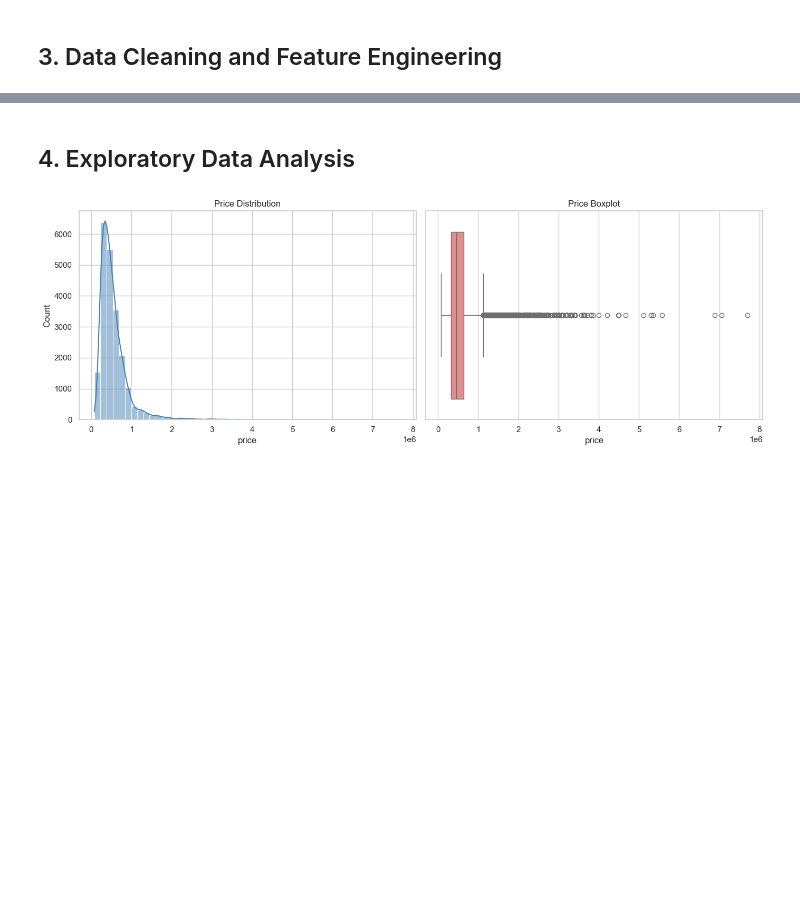
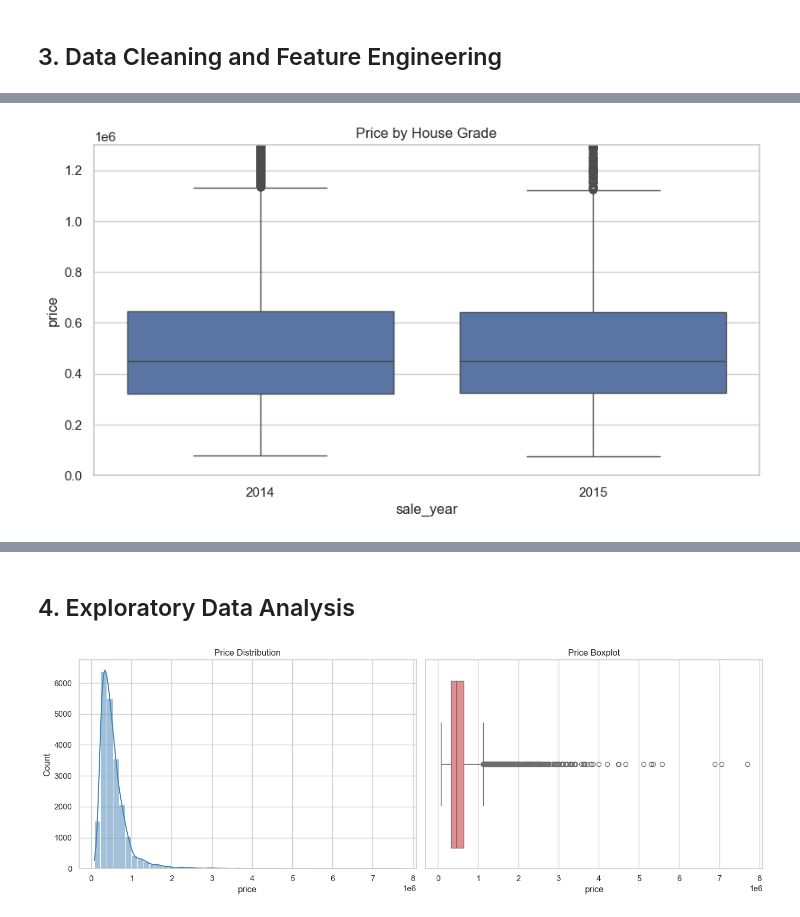
Before and after one commit to brunojrg/house-prices-project, a Jupyter notebook: Notebooks/EDA.ipynb, the cells around one changed output, grey strips where cells are left out. Cells and saved outputs as stored; diff of their text form; code cells hidden in the pictures; blank space fills up the shorter version.

```diff
--- a/Notebooks/EDA.ipynb
+++ b/Notebooks/EDA.ipynb
@@ -178,12 +186,15 @@ df_model["date"] = pd.to_datetime(df_model["date"], format="%Y%m%dT%H%M%S")
 df_model["sale_year"] = df_model["date"].dt.year
 df_model["sale_month"] = df_model["date"].dt.month
 
+df_model = df_model[df_model['bedrooms'] < 33]
+
 # Convert selected columns to categorical/string for consistent encoding
-df_model["zipcode"] = df_model["zipcode"].astype(str)
+# df_model["zipcode"] = df_model["zipcode"].astype(str)
 
 # Keep id only for reference, do not use as predictor
-df_model = df_model.drop(columns=["id", "date"])
+df_model = df_model.drop(columns=["id", "date",'zipcode'])
 
 print(df_model.shape)
 df_model.head()
+df_model["bedrooms"].describe()
 # %% [output]
@@ -207,0 +219,9 @@ Three deliberate choices are made here:
+# %%
+plt.figure(figsize=(10, 5))
+sns.boxplot(data=df_model, x="sale_year", y="price")
+plt.ylim(0,1300000)
+plt.title("Price by House Grade")
+plt.xticks(rotation=0)
+plt.show()
+# %% [output]
+[figure, added]
```
Also changed, not shown: parts of 46 cells of this notebook.
